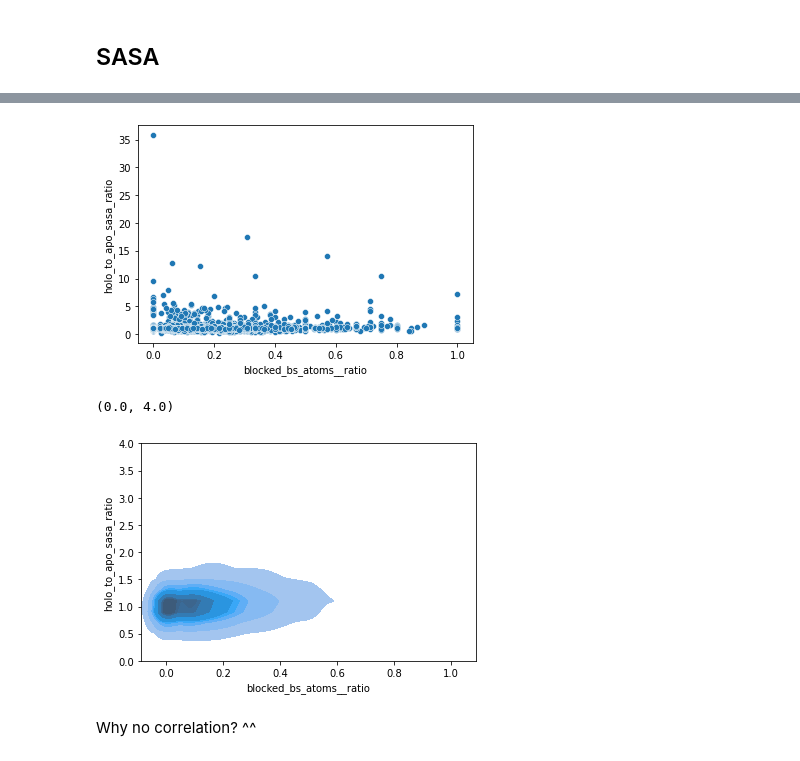
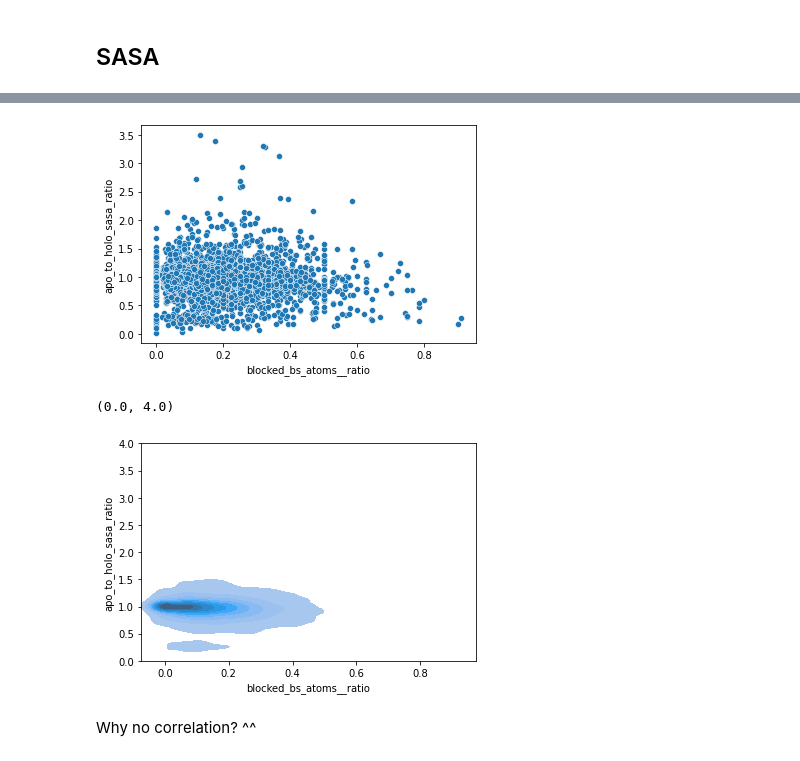
Before and after one commit to adam-kral/cryptic-binding-site-stats, a Jupyter notebook: data_processing/main.ipynb, the cells around one changed output, grey strips where cells are left out. Saved outputs shown, nothing was run; the diff lists cells and outputs as text; code cells hidden in the pictures.

Commit message:
sasa ecdf

```diff
--- a/data_processing/main.ipynb
+++ b/data_processing/main.ipynb
@@ -28,7 +28,9 @@ def load_df(json_files: Iterable[Path]):
         with json_file.open() as f:
             json_output = json.load(f)
 
-        df = pd.json_normalize(json_output, 'binding_sites', ['apo_pdb_code', 'holo_pdb_code', 'apo_chain_id', 'holo_chain_id'])
+        # todo automatize so meta fields are all above the records (this should be the default!, what's the point
+        # in listing them?)
+        df = pd.json_normalize(json_output, 'binding_sites', ['apo_pdb_code', 'holo_pdb_code', 'apo_chain_id', 'holo_chain_id', 'apo_label_asym_id', 'holo_label_asym_id'])
         super_df = pd.concat([super_df, df], ignore_index=True)
 
         if i % 10 == 0:
@@ -88,0 +100,2 @@ df = df[df['atom_count_statistic.binding_atoms_observed_in_apo']==df['atom_count
+# %%
+df = df[df['bs_residue_count'] > 5]
@@ -88,0 +117,6 @@ df = df[df['atom_count_statistic.binding_atoms_observed_in_apo']==df['atom_count
+# %%
+# Use only those with missing atoms of BS residues = 0, apo and holo
+# however this might remove larger BS from the ds? todo check that
+print(len(df))
+df = df[(df['atom_count_statistic.atoms_of_binding_residues_missing_in_holo'] == 0) & (df['atom_count_statistic.atoms_of_binding_residues_missing_in_apo'] == 0)]
+print(len(df))
@@ -305,4 +341,6 @@ sns.scatterplot(data=df, x='analyses.method3.bs_atoms_sasa__apo', y='analyses.me
 # also compare (on a scatter with BS SASA and the rmsd)
 df['sasa_decrease_in_apo']  = (df['analyses.method3.bs_atoms_sasa__holo'] - df['analyses.method3.bs_atoms_sasa__apo']) / df['analyses.method3.bs_atoms_sasa__holo']
 
-df['holo_to_apo_sasa_ratio'] = df['analyses.method3.bs_atoms_sasa__holo'] / df['analyses.method3.bs_atoms_sasa__apo']
+
+# [done] ttodo, not exactly intuitive, better would be to have holo as denominator, as 1 should be the holo, not apo (which isn't the origin of the BS).
+df['apo_to_holo_sasa_ratio'] =  df['analyses.method3.bs_atoms_sasa__apo'] / df['analyses.method3.bs_atoms_sasa__holo']
@@ -388,13 +482,13 @@ CNQ
 # %%
-ax = sns.scatterplot(data=df.sample(10000), x='blocked_bs_atoms__ratio', y='holo_to_apo_sasa_ratio')
+ax = sns.scatterplot(data=df.sample(10000), x='blocked_bs_atoms__ratio', y='apo_to_holo_sasa_ratio')
 # %% [output]
-[figure, old version]
+[figure, new version]
 # %%
-ax = sns.kdeplot(data=df.sample(10000), x='blocked_bs_atoms__ratio', y='holo_to_apo_sasa_ratio',
+ax = sns.kdeplot(data=df.sample(10000), x='blocked_bs_atoms__ratio', y='apo_to_holo_sasa_ratio',
                  fill=True, )#thresh=0, levels=100, cmap="mako")
 ax.set_ylim((0, 4))
 # %% [output]
 (0.0, 4.0)
-[figure, old version]
+[figure, new version]
 # %% [markdown]
 Why no correlation? ^^
```
Also changed, not shown: parts of 52 cells of this notebook, 1 other file.
